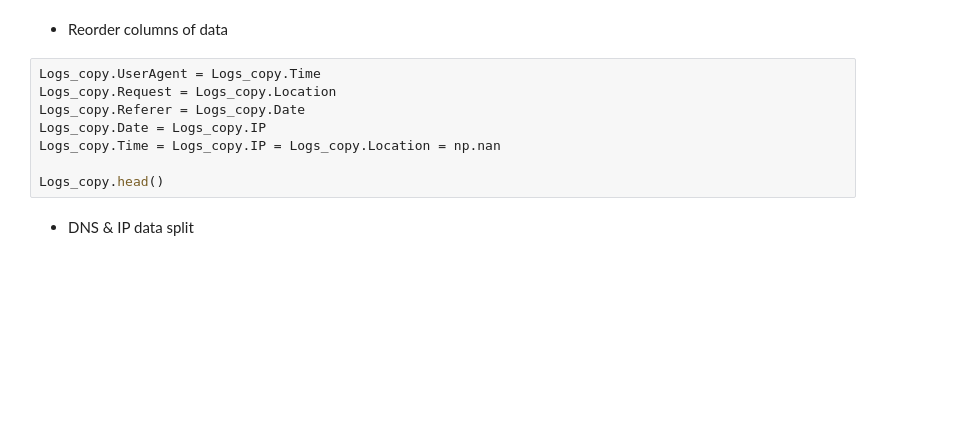
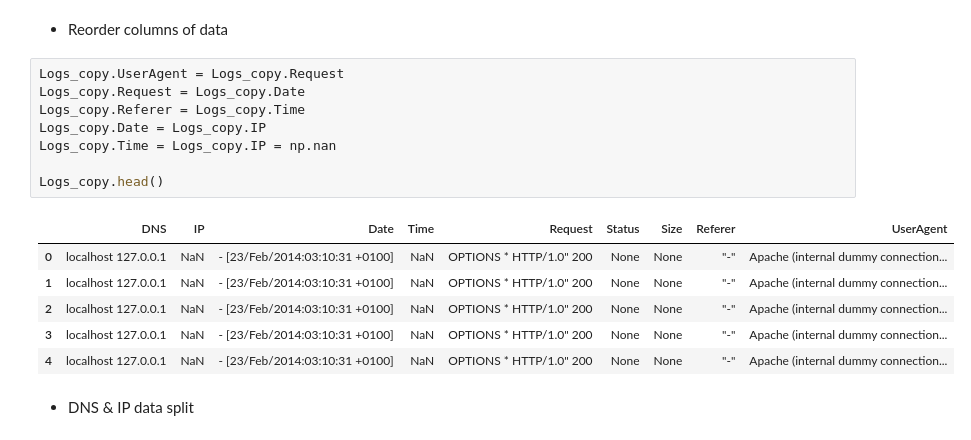
Before and after one commit to jesussantana/web-log-dash, a Jupyter notebook: Tasca_7_Registre_de_Logs.ipynb, the cells around one changed output. Cells and saved outputs as stored; diff of their text form; blank space fills up the shorter version.

```diff
--- a/Tasca_7_Registre_de_Logs.ipynb
+++ b/Tasca_7_Registre_de_Logs.ipynb
@@ -53,13 +94,20 @@ Logs_copy.tail()
 # %% [markdown]
 - Reorder columns of data
 # %%
-Logs_copy.UserAgent = Logs_copy.Time
-Logs_copy.Request = Logs_copy.Location
-Logs_copy.Referer = Logs_copy.Date
+Logs_copy.UserAgent = Logs_copy.Request
+Logs_copy.Request = Logs_copy.Date
+Logs_copy.Referer = Logs_copy.Time
 Logs_copy.Date = Logs_copy.IP
-Logs_copy.Time = Logs_copy.IP = Logs_copy.Location = np.nan
+Logs_copy.Time = Logs_copy.IP = np.nan
 
 Logs_copy.head()
+# %% [output]
+|  | DNS | IP | Date | Time | Request | Status | Size | Referer | UserAgent |
+| 0 | localhost 127.0.0.1 | NaN | - [23/Feb/2014:03:10:31 +0100] | NaN | OPTIONS * HTTP/1.0" 200 | None | None | "-" | Apache (internal dummy connection... |
+| 1 | localhost 127.0.0.1 | NaN | - [23/Feb/2014:03:10:31 +0100] | NaN | OPTIONS * HTTP/1.0" 200 | None | None | "-" | Apache (internal dummy connection... |
+| 2 | localhost 127.0.0.1 | NaN | - [23/Feb/2014:03:10:31 +0100] | NaN | OPTIONS * HTTP/1.0" 200 | None | None | "-" | Apache (internal dummy connection... |
+| 3 | localhost 127.0.0.1 | NaN | - [23/Feb/2014:03:10:31 +0100] | NaN | OPTIONS * HTTP/1.0" 200 | None | None | "-" | Apache (internal dummy connection... |
+| 4 | localhost 127.0.0.1 | NaN | - [23/Feb/2014:03:10:31 +0100] | NaN | OPTIONS * HTTP/1.0" 200 | None | None | "-" | Apache (internal dummy connection... |
 # %% [markdown]
 - DNS & IP data split
 # %%
```
Also changed, not shown: parts of 64 cells of this notebook, 1 other file.
